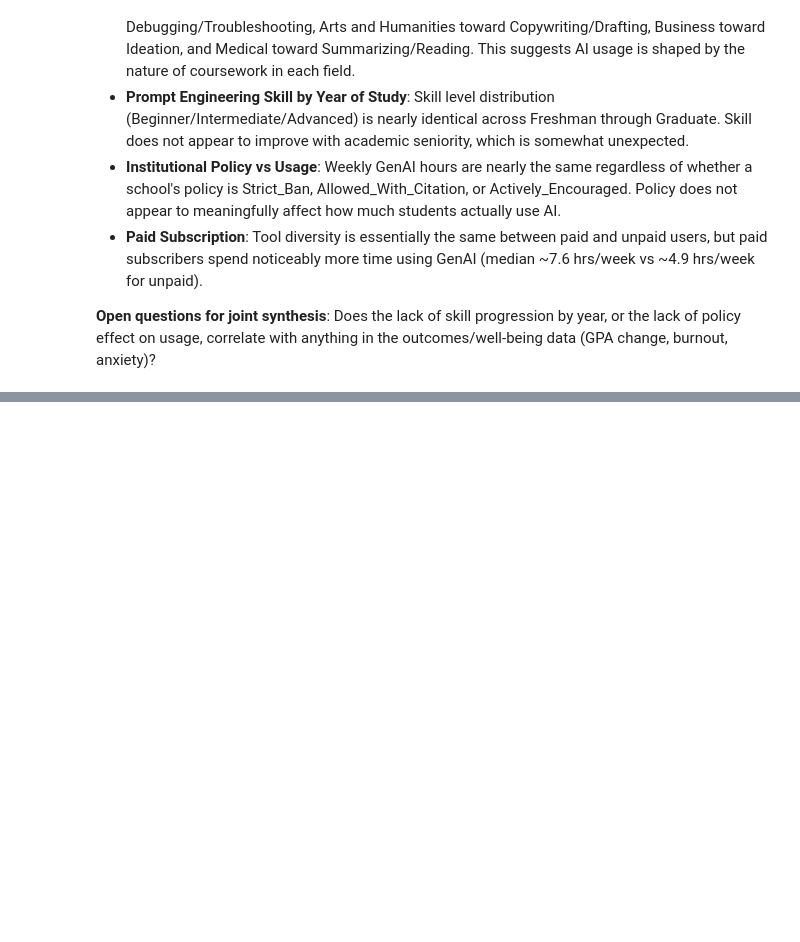
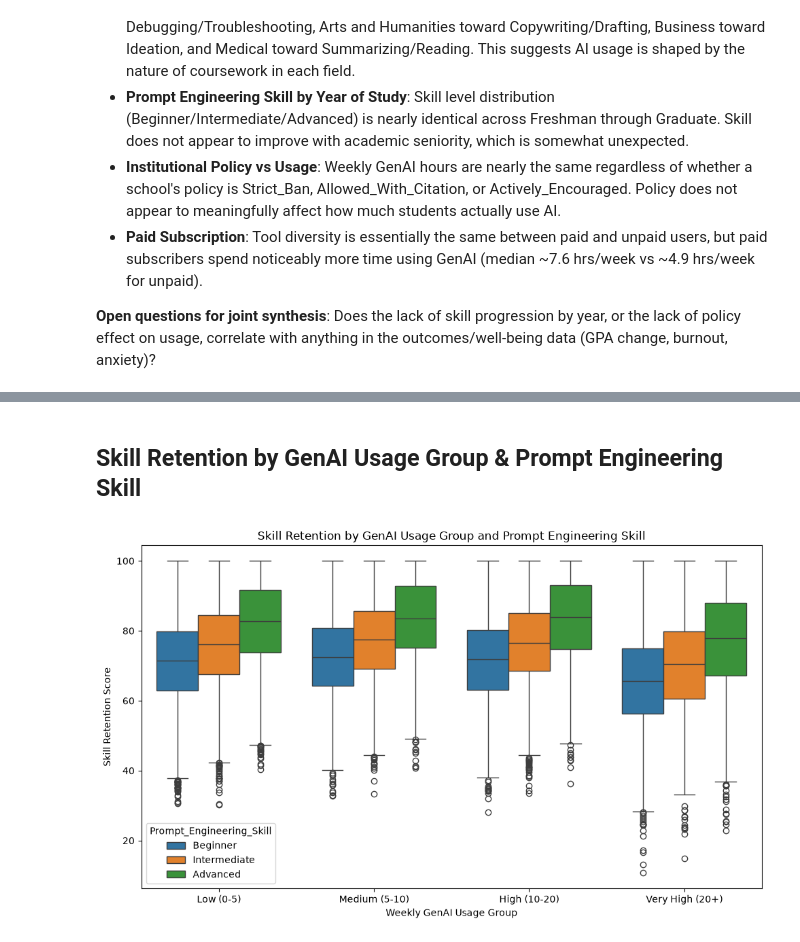
Before and after one commit to txxzd/Impact-Of-AI-on-Students-Analysis, a Jupyter notebook: data_analysis.ipynb, the cells around one changed output, grey strips where cells are left out. Cells and saved outputs as stored; diff of their text form; code cells hidden in the pictures; blank space fills up the shorter version.

```diff
--- a/data_analysis.ipynb
+++ b/data_analysis.ipynb
@@ -318,0 +437,20 @@ plt.show()
+# %% [markdown]
+## Skill Retention by GenAI Usage Group & Prompt Engineering Skill
+# %%
+df['GenAI_Usage_Group'] = pd.cut(df['Weekly_GenAI_Hours'],
+    bins=[0, 5, 10, 20, 40],
+    labels=['Low (0-5)', 'Medium (5-10)', 'High (10-20)', 'Very High (20+)'])
+
+plt.figure(figsize=(10, 6))
+sns.boxplot(x='GenAI_Usage_Group', y='Skill_Retention_Score',
+            hue='Prompt_Engineering_Skill', data=df,
+            hue_order=['Beginner', 'Intermediate', 'Advanced'])
+
+plt.title('Skill Retention by GenAI Usage Group and Prompt Engineering Skill')
+plt.xlabel('Weekly GenAI Usage Group')
+plt.ylabel('Skill Retention Score')
+
+plt.tight_layout()
+plt.show()
+# %% [output]
+[figure, added]
```
Also changed, not shown: parts of 53 cells of this notebook.
